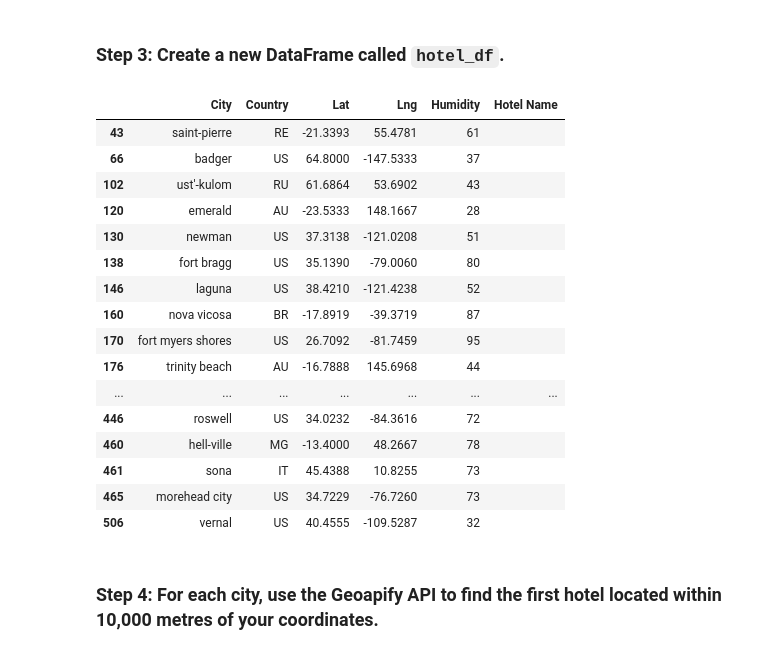
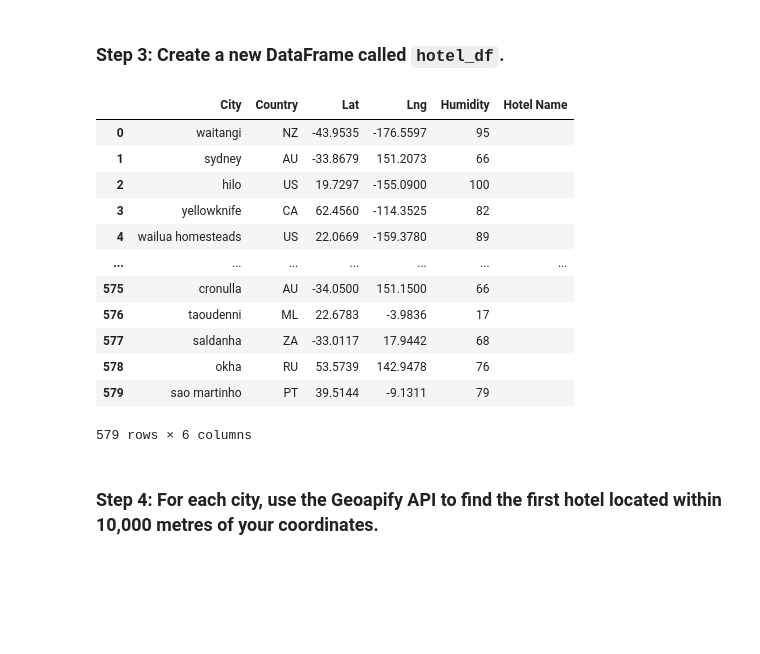
Before and after one commit to av9248/Python-api-challenge, a Jupyter notebook: WeatherPy/VacationPy.ipynb, the cells around one changed output. Saved outputs shown, nothing was run; the diff lists cells and outputs as text; code cells hidden in the pictures; blank space fills up the shorter version.

```diff
--- a/WeatherPy/VacationPy.ipynb
+++ b/WeatherPy/VacationPy.ipynb
@@ -82,0 +55,17 @@ map_plot
+# %%
+# Narrow down cities that fit criteria and drop any results with null values
+
+#A max temperature lower than 27 degrees but higher than 21
+ideal_df = city_data_df.loc[(city_data_df["Max Temp"] < 27) & (city_data_df["Max Temp"] > 21)]
+
+#Wind speed less than 4.5 m/s
+ideal_df = city_data_df.loc[(city_data_df["Wind Speed"] < 4.5)]
+
+#Zero cloudiness
+ideal_df = city_data_df.loc[(city_data_df["Cloudiness"] == 0)]
+
+# Drop results with null values
+ideal_df = city_data_df.dropna()
+
+# Display sample data
+ideal_df.head()
@@ -84,31 +80,27 @@ map_plot
 ### Step 3: Create a new DataFrame called `hotel_df`.
 # %%
 # Use the Pandas copy function to create DataFrame called hotel_df to store the city, country, coordinates, and humidity
-# YOUR CODE HERE
+hotel_df = ideal_df[["City", "Country", "Lat", "Lng", "Humidity"]].copy()
 
 # Add an empty column, "Hotel Name," to the DataFrame so you can store the hotel found using the Geoapify API
-# YOUR CODE HERE
+hotel_df["Hotel Name"] = ""
 
 # Display sample data
-# YOUR CODE HERE
+hotel_df
 # %% [output]
 |  | City | Country | Lat | Lng | Humidity | Hotel Name |
-| 43 | saint-pierre | RE | -21.3393 | 55.4781 | 61 |  |
-| 66 | badger | US | 64.8000 | -147.5333 | 37 |  |
-| 102 | ust'-kulom | RU | 61.6864 | 53.6902 | 43 |  |
-| 120 | emerald | AU | -23.5333 | 148.1667 | 28 |  |
-| 130 | newman | US | 37.3138 | -121.0208 | 51 |  |
-| 138 | fort bragg | US | 35.1390 | -79.0060 | 80 |  |
-| 146 | laguna | US | 38.4210 | -121.4238 | 52 |  |
-| 160 | nova vicosa | BR | -17.8919 | -39.3719 | 87 |  |
-| 170 | fort myers shores | US | 26.7092 | -81.7459 | 95 |  |
-| 176 | trinity beach | AU | -16.7888 | 145.6968 | 44 |  |
+| 0 | waitangi | NZ | -43.9535 | -176.5597 | 95 |  |
+| 1 | sydney | AU | -33.8679 | 151.2073 | 66 |  |
+| 2 | hilo | US | 19.7297 | -155.0900 | 100 |  |
+| 3 | yellowknife | CA | 62.4560 | -114.3525 | 82 |  |
+| 4 | wailua homesteads | US | 22.0669 | -159.3780 | 89 |  |
 | ... | ... | ... | ... | ... | ... | ... |
-| 446 | roswell | US | 34.0232 | -84.3616 | 72 |  |
-| 460 | hell-ville | MG | -13.4000 | 48.2667 | 78 |  |
-| 461 | sona | IT | 45.4388 | 10.8255 | 73 |  |
-| 465 | morehead city | US | 34.7229 | -76.7260 | 73 |  |
-| 506 | vernal | US | 40.4555 | -109.5287 | 32 |  |
+| 575 | cronulla | AU | -34.0500 | 151.1500 | 66 |  |
+| 576 | taoudenni | ML | 22.6783 | -3.9836 | 17 |  |
+| 577 | saldanha | ZA | -33.0117 | 17.9442 | 68 |  |
+| 578 | okha | RU | 53.5739 | 142.9478 | 76 |  |
+| 579 | sao martinho | PT | 39.5144 | -9.1311 | 79 |  |
+579 rows × 6 columns
 # %% [markdown]
 ### Step 4: For each city, use the Geoapify API to find the first hotel located within 10,000 metres of your coordinates.
 # %%
```
Also changed, not shown: parts of 9 cells of this notebook, 7 other files.
